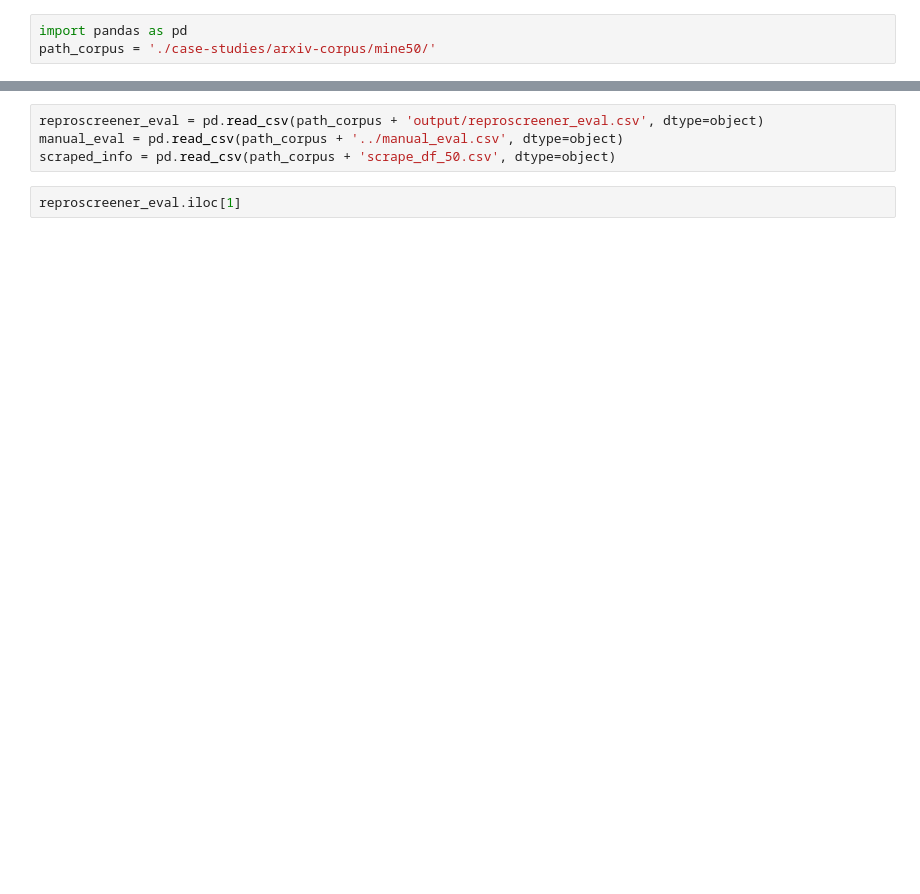
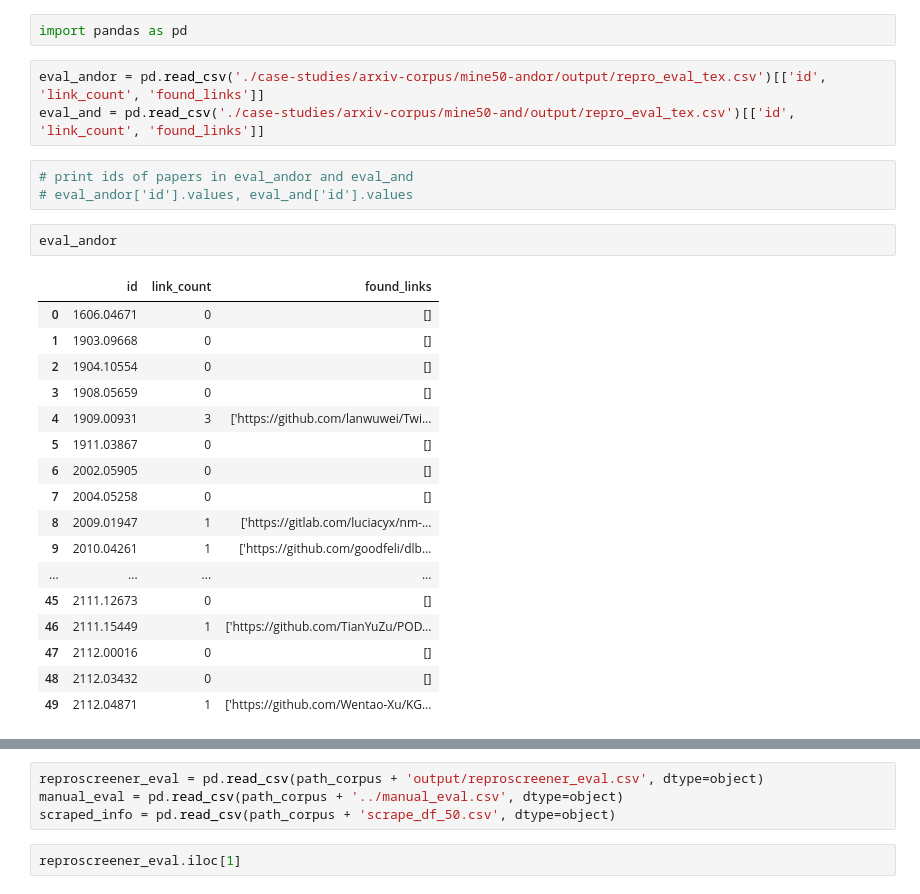
Before and after one commit to Machine-Learning-Pipelines/reproscreener, a Jupyter notebook: explore.ipynb, the cells around one changed output, grey strips where cells are left out. Cells and saved outputs as stored; diff of their text form; blank space fills up the shorter version.

```diff
--- a/explore.ipynb
+++ b/explore.ipynb
@@ -1,3 +1,28 @@
 # %%
 import pandas as pd
-path_corpus = './case-studies/arxiv-corpus/mine50/'
+# %%
+eval_andor = pd.read_csv('./case-studies/arxiv-corpus/mine50-andor/output/repro_eval_tex.csv')[['id', 'link_count', 'found_links']]
+eval_and = pd.read_csv('./case-studies/arxiv-corpus/mine50-and/output/repro_eval_tex.csv')[['id', 'link_count', 'found_links']]
+# %%
+# print ids of papers in eval_andor and eval_and
+# eval_andor['id'].values, eval_and['id'].values
+# %%
+eval_andor
+# %% [output]
+|  | id | link_count | found_links |
+| 0 | 1606.04671 | 0 | [] |
+| 1 | 1903.09668 | 0 | [] |
+| 2 | 1904.10554 | 0 | [] |
+| 3 | 1908.05659 | 0 | [] |
+| 4 | 1909.00931 | 3 | ['https://github.com/lanwuwei/Twi... |
+| 5 | 1911.03867 | 0 | [] |
+| 6 | 2002.05905 | 0 | [] |
+| 7 | 2004.05258 | 0 | [] |
+| 8 | 2009.01947 | 1 | ['https://gitlab.com/luciacyx/nm-... |
+| 9 | 2010.04261 | 1 | ['https://github.com/goodfeli/dlb... |
+| ... | ... | ... | ... |
+| 45 | 2111.12673 | 0 | [] |
+| 46 | 2111.15449 | 1 | ['https://github.com/TianYuZu/POD... |
+| 47 | 2112.00016 | 0 | [] |
+| 48 | 2112.03432 | 0 | [] |
+| 49 | 2112.04871 | 1 | ['https://github.com/Wentao-Xu/KG... |
```
Also changed, not shown: parts of 7 cells of this notebook, 12 other files.
